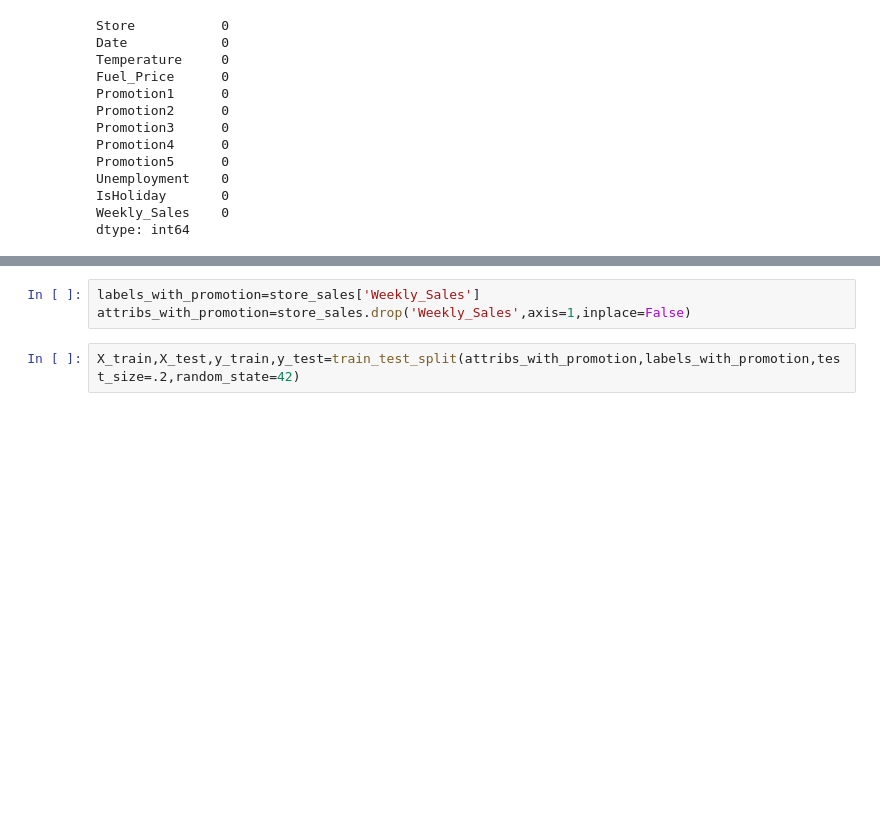
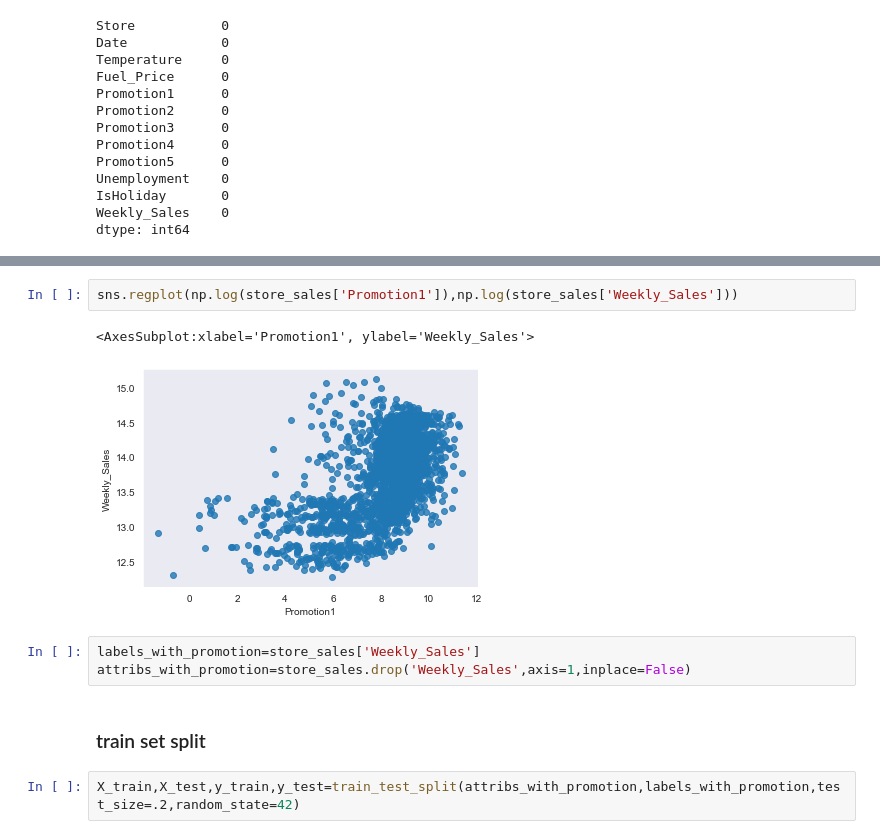
Before and after one commit to Junho65/Kaggle-DACON, a Jupyter notebook: (DACON)Shopping_Mall_Sales_Prediction_Competition/sales.ipynb, the cells around one changed output, grey strips where cells are left out. Saved outputs shown, nothing was run; the diff lists cells and outputs as text; blank space fills up the shorter version.

```diff
--- a/(DACON)Shopping_Mall_Sales_Prediction_Competition/sales.ipynb
+++ b/(DACON)Shopping_Mall_Sales_Prediction_Competition/sales.ipynb
@@ -333,6 +346,13 @@ dtype: int64
+# %%
+sns.regplot(np.log(store_sales['Promotion1']),np.log(store_sales['Weekly_Sales']))
+# %% [output]
+<AxesSubplot:xlabel='Promotion1', ylabel='Weekly_Sales'>
+[figure, added]
 # %%
 labels_with_promotion=store_sales['Weekly_Sales']
 attribs_with_promotion=store_sales.drop('Weekly_Sales',axis=1,inplace=False)
+# %% [markdown]
+### train set split
 # %%
 X_train,X_test,y_train,y_test=train_test_split(attribs_with_promotion,labels_with_promotion,test_size=.2,random_state=42)
 # %%
```
Also changed, not shown: parts of 28 cells of this notebook, 2 other files.
